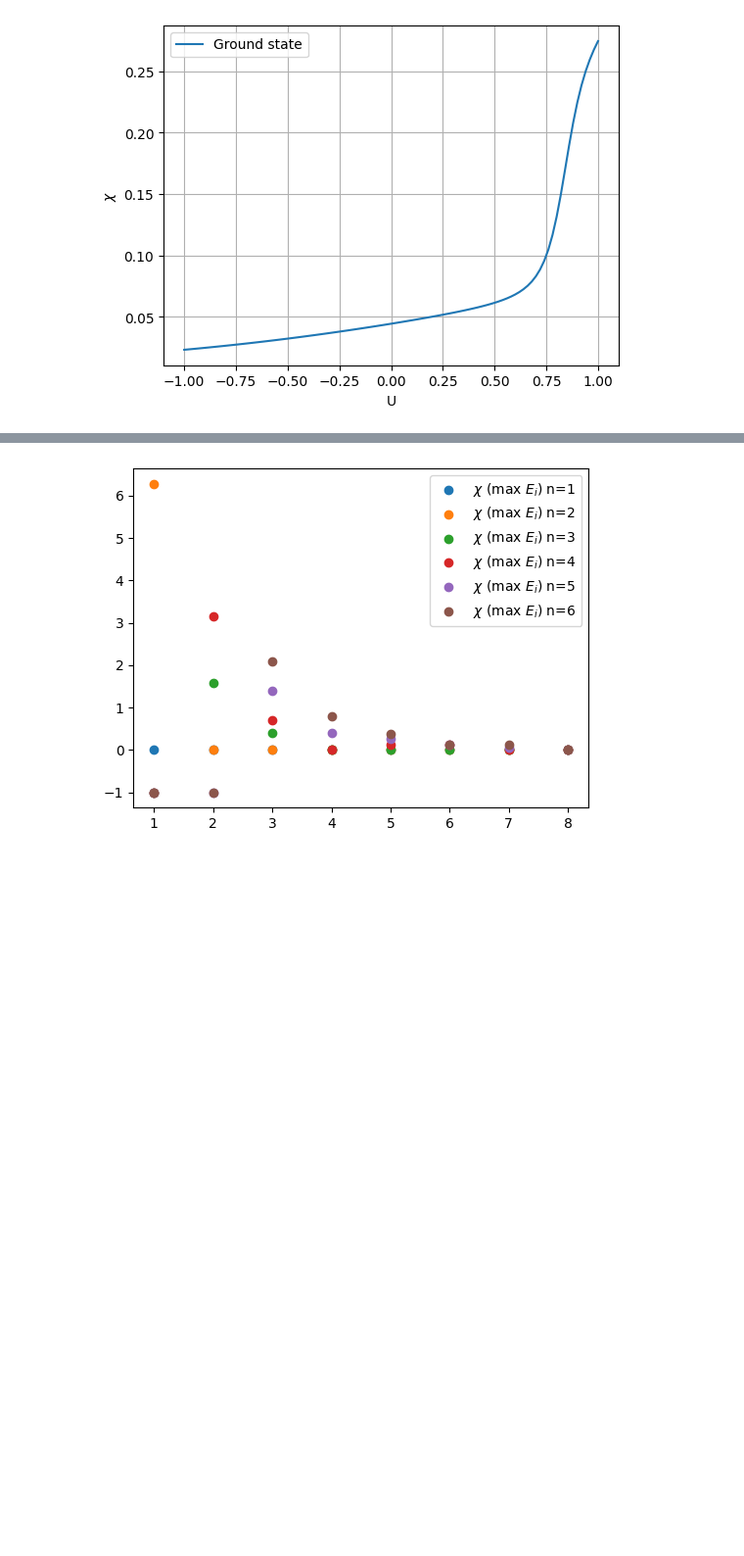
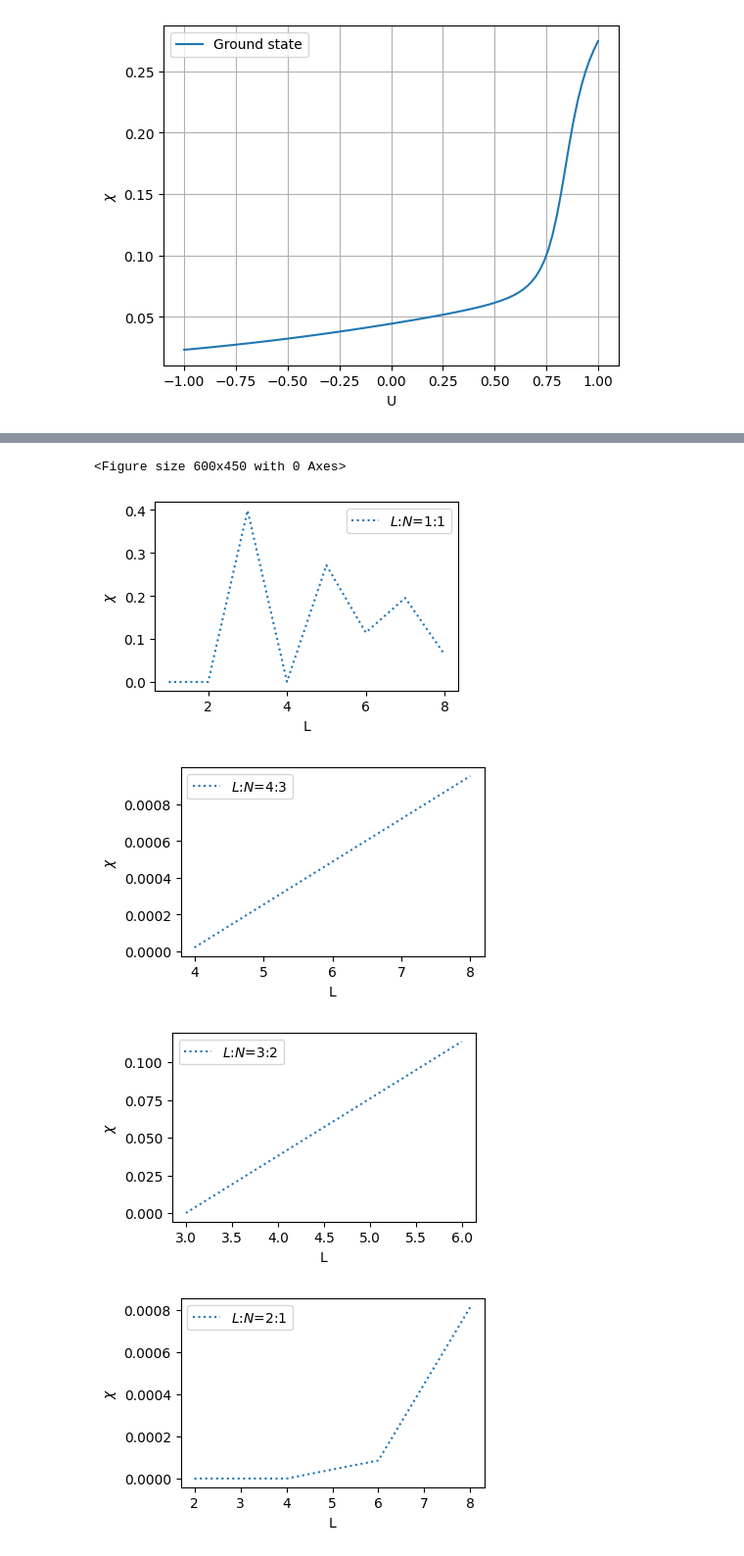
Before and after one commit to pco0511/yb-soc-two-body-loss, a Jupyter notebook: scripts/ed.ipynb, the cells around one changed output, grey strips where cells are left out. Shown at 98% size. Saved outputs shown, nothing was run; the diff lists cells and outputs as text; code cells hidden in the pictures; blank space fills up the shorter version.

```diff
--- a/scripts/ed.ipynb
+++ b/scripts/ed.ipynb
@@ -386,7 +386,7 @@ plt.show()
 # %% [output]
 [figure]
 # %%
-simulation_name = "dissipative"
+simulation_name = "dissipative-8-4"
 
 data_dir = "/home/pco0511/yb-soc-two-body-loss/data"
 root_path = os.path.join(data_dir, simulation_name)
@@ -445,5 +448,5 @@ plt.show()
 # %%
-simulation_name = "scale"
+simulation_name = "scale-2"
 
 data_dir = "/home/pco0511/yb-soc-two-body-loss/data"
 root_path = os.path.join(data_dir, simulation_name)
@@ -482,23 +483,78 @@ pprint(metadata)
 # %%
 lengths = metadata["unfixed"]["lengths"]
 n_particle = metadata["unfixed"]["n_particle"]
 gamma = metadata["unfixed"]["gamma"]
 
-min_E_i_sus = np.load(os.path.join(mics_path, "min_E_i_sus.npy")).reshape((12, 8, 11)) # size (1-8), num(1-6), gamma
+min_E_i_sus = np.load(os.path.join(mics_path, "min_E_i_sus.npy")).reshape((12, 8, 11)) # size (1-12), num(1-7), gamma
 max_E_i_sus = np.load(os.path.join(mics_path, "max_E_i_sus.npy")).reshape((12, 8, 11))
 min_E_r_sus = np.load(os.path.join(mics_path, "min_E_r_sus.npy")).reshape((12, 8, 11))
 
 plt.figure(figsize=(6, 4.5))
 
 gamma_idx = 7
+L = [1, 2, 3, 4, 5, 6, 7, 8, 9, 10, 11, 12]
+scatter_kwargs = dict(
+    s = 8
+)
+
+# for idx in range(6):
+#     plt.scatter(L, min_E_i_sus[:, idx, gamma_idx], label=f"$\\chi$ (min $E_i$) n={idx + 1}", **scatter_kwargs)
+#     plt.scatter(L, max_E_i_sus[:, idx, gamma_idx], label=f"$\\chi$ (max $E_i$) n={idx + 1}", **scatter_kwargs)
+#     plt.scatter(L, min_E_r_sus[:, idx, gamma_idx], label=f"$\\chi$ (min $E_r$) n={idx + 1}", **scatter_kwargs)
+
+ratios = [(1, 1), (4, 3), (3, 2), (2, 1), (3, 1), (4, 1)] # L : N
+eqratiopoints = []
+
+for ratio in ratios:
+    temp = []
+    for j in itertools.count(start = 1, step = 1):
+        l = j * ratio[0]
+        n = j * ratio[1]
+        if l > 12 or n > 8:
+            break
+        val = min_E_i_sus[l - 1, n - 1, gamma_idx]
+        if val < 0:
+            continue
+        temp.append(val)
+    eqratiopoints.append(temp)
+
+
 
 for idx in range(6):
-    # plt.scatter([1, 2, 3, 4, 5, 6, 7, 8], min_E_i_sus[:, idx, gamma_idx], label=f"$\\chi$ (min $E_i$) n={idx + 1}")
-    plt.scatter([1, 2, 3, 4, 5, 6, 7, 8], max_E_i_sus[:, idx, gamma_idx], label=f"$\\chi$ (max $E_i$) n={idx + 1}")
-    # plt.scatter([1, 2, 3, 4, 5, 6, 7, 8], min_E_r_sus[:, idx, gamma_idx], label=f"$\\chi$ (min $E_r$) n={idx + 1}")
+    # plt.scatter(L, min_E_i_sus[:, idx, gamma_idx], **scatter_kwargs)
+    # plt.scatter(L, max_E_i_sus[:, idx, gamma_idx], **scatter_kwargs)
+    # plt.scatter(L, min_E_r_sus[:, idx, gamma_idx], **scatter_kwargs)
+    pass
 
-plt.legend()
 
-plt.show()
+
+# for ratio, points in zip(ratios, eqratiopoints):
+#     plt.plot([ratio[0] * (i + 1) for i in range(len(points))], points, linestyle=':', label=f"$L$:$N$={ratio[0]}:{ratio[1]}")
+
+# # plt.ylim(-1e-4, 0.002)
+# plt.legend()
+
+# plt.xlabel("L")
+# plt.ylabel("$\\chi$")
+# plt.title("Half-filling")
+# plt.show()
+
+
+
+for ratio, points in zip(ratios, eqratiopoints):
+    plt.figure(figsize=(4, 2.5))
+    plt.plot([ratio[0] * (i + 1) for i in range(len(points))], points, linestyle=':', label=f"$L$:$N$={ratio[0]}:{ratio[1]}")
+
+# plt.ylim(-1e-4, 0.002)
+    plt.legend()
+
+    plt.xlabel("L")
+    plt.ylabel("$\\chi$")
+    # plt.title("Half-filling")
+    plt.show()
 # %% [output]
+<Figure size 600x450 with 0 Axes>
-[figure, old version]
+[figure, new version]
+[figure, added]
+[figure, added]
+[figure, added]
```
Also changed, not shown: parts of 4 cells of this notebook, 4 other files.
